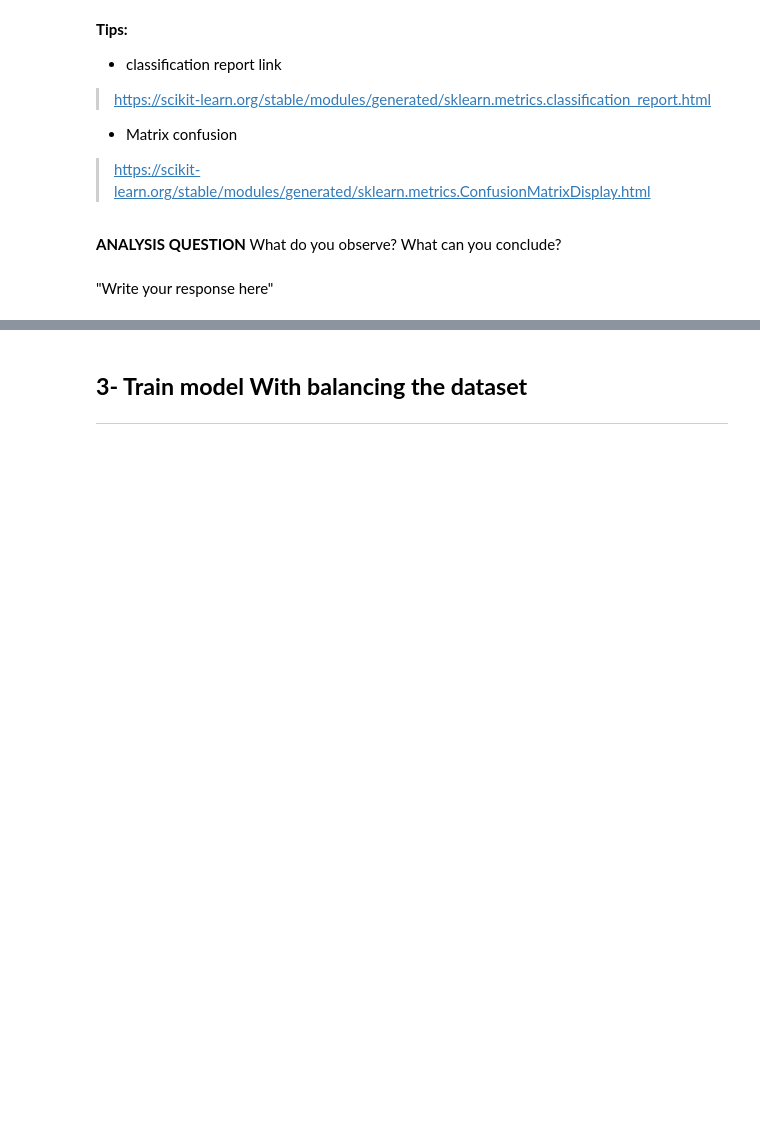
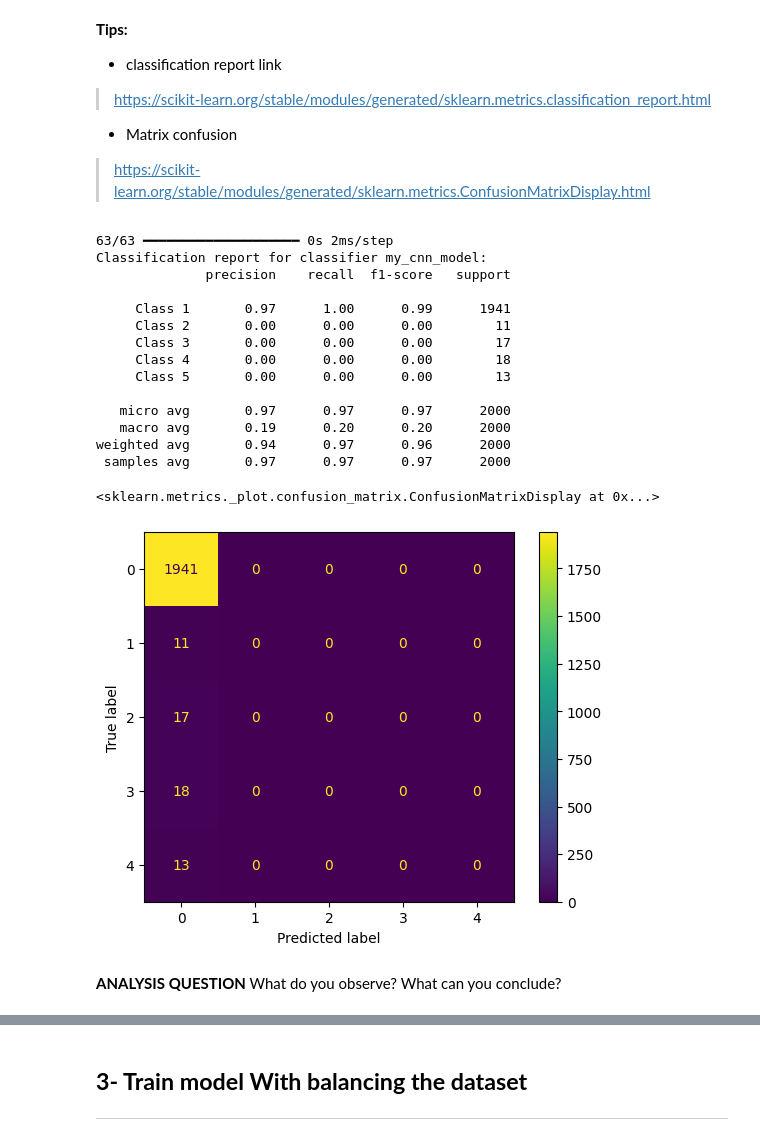
Before and after one commit to Poauline/IA_EMBARQUEE_Predictive_maintenance, a Jupyter notebook: TP_IA_EMBARQUEE.ipynb, the cells around one changed output, grey strips where cells are left out. Drawn from its saved outputs; the diff is of its cells as text; code cells hidden in the pictures; blank space fills up the shorter version.

```diff
--- a/TP_IA_EMBARQUEE.ipynb
+++ b/TP_IA_EMBARQUEE.ipynb
@@ -337,7 +357,41 @@ display_training_curves(training_history)
 *   Matrix confusion
 
 > https://scikit-learn.org/stable/modules/generated/sklearn.metrics.ConfusionMatrixDisplay.html
+# %%
+predictions = my_cnn_model.predict(X_test)
+
+predictions_bin = np.zeros_like(predictions)
+predictions_bin[np.arange(predictions.shape[0]), np.argmax(predictions, axis=1)] = 1
+
+
+Y_test_bin  = np.zeros_like(Y_test)
+Y_test_bin[np.arange(Y_test.shape[0]), np.argmax(Y_test, axis=1)] = 1
+
+
+print(
+    f"Classification report for classifier my_cnn_model:\n"
+    f"{classification_report(Y_test_bin, predictions_bin, target_names=[f'Class {i+1}' for i in range(Y_test_bin.shape[1])])}\n"
+)
+
+cm = confusion_matrix(Y_test_bin.argmax(axis=1), predictions_bin.argmax(axis=1))
+cm_display = ConfusionMatrixDisplay(confusion_matrix=cm)
+cm_display.plot()
+# %% [output]
+63/63 ━━━━━━━━━━━━━━━━━━━━ 0s 2ms/step
+Classification report for classifier my_cnn_model:
+              precision    recall  f1-score   support
+
+     Class 1       0.97      1.00      0.99      1941
+     Class 2       0.00      0.00      0.00        11
+     Class 3       0.00      0.00      0.00        17
+     Class 4       0.00      0.00      0.00        18
+     Class 5       0.00      0.00      0.00        13
+
+   micro avg       0.97      0.97      0.97      2000
+   macro avg       0.19      0.20      0.20      2000
+weighted avg       0.94      0.97      0.96      2000
+ samples avg       0.97      0.97      0.97      2000
+<sklearn.metrics._plot.confusion_matrix.ConfusionMatrixDisplay at 0x...>
+[figure, added]
 # %% [markdown]
 **ANALYSIS QUESTION** What do you observe? What can you conclude?
-# %% [markdown]
-"Write your response here"
```
Also changed, not shown: parts of 7 cells of this notebook.
